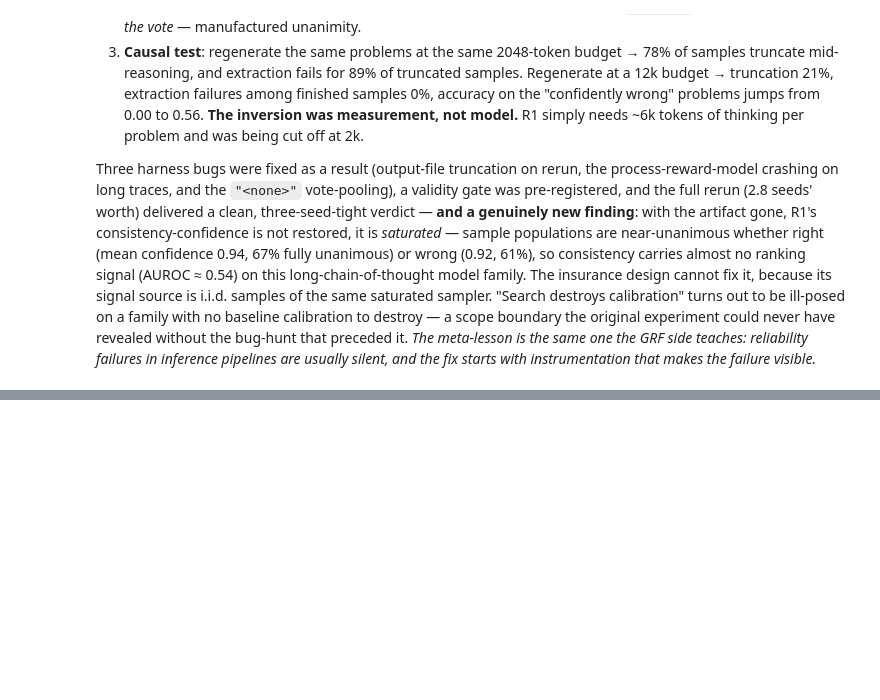
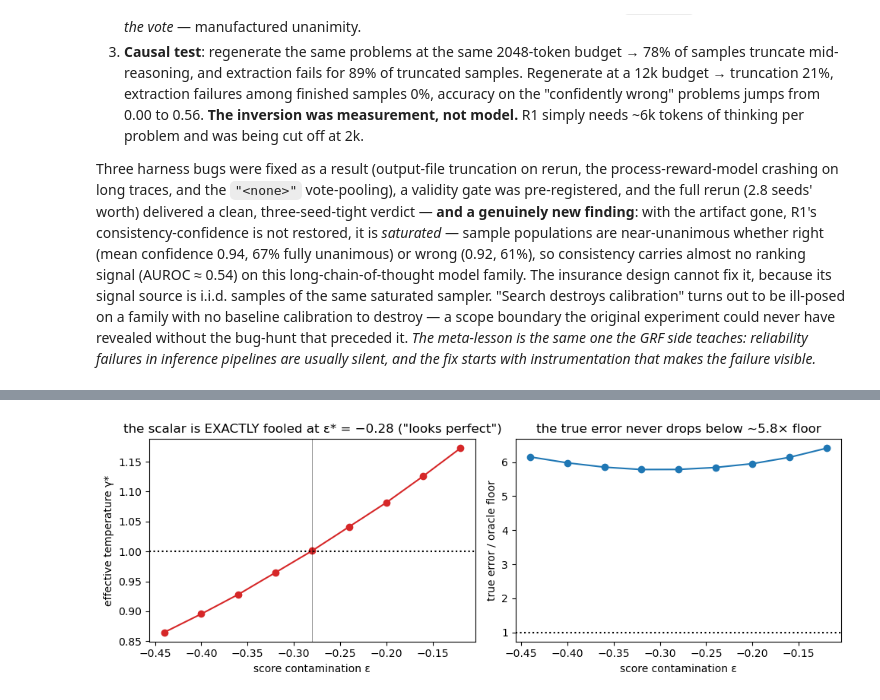
Before and after one commit to AndreasTersenov/tilt-audit, a Jupyter notebook: notebooks/overnight_pilot_tour.ipynb, the cells around one changed output, grey strips where cells are left out. Cells and saved outputs as stored; diff of their text form; code cells hidden in the pictures; blank space fills up the shorter version.

```diff
--- a/notebooks/overnight_pilot_tour.ipynb
+++ b/notebooks/overnight_pilot_tour.ipynb
@@ -1044,0 +1156,21 @@ result.
+# %%
+# A2b: the trap, quantified — what the contamination ladder does to the
+# temperature scalar vs the true error (the one is fooled, the other never is)
+es = load("eps_star.jsonl")
+core = load("t1_core.jsonl")
+floor = core[(core.sampler == "oracle") & (core.dim == 64) &
+             (core["shift"] == 1.0) & (core.N == 256)].w2.median()
+dps = es[es.sampler == "dps"].groupby("eps").agg(w2=("w2", "median"),
+                                                 g=("gamma_star", "median"))
+fig, axes = plt.subplots(1, 2, figsize=(10, 3.6))
+axes[0].plot(dps.index, dps.g, "o-", color="#d62728")
+axes[0].axhline(1.0, color="k", ls=":"); axes[0].axvline(-0.28, color="k", lw=.6, alpha=.5)
+axes[0].set(xlabel="score contamination ε", ylabel="effective temperature γ*",
+            title='the scalar is EXACTLY fooled at ε* = −0.28 ("looks perfect")')
+axes[1].plot(dps.index, dps.w2 / floor, "o-", color="#1f77b4")
+axes[1].axhline(1.0, color="k", ls=":")
+axes[1].set(xlabel="score contamination ε", ylabel="true error / oracle floor",
+            title="the true error never drops below ~5.8× floor")
+plt.tight_layout()
+# %% [output]
+[figure, added]
```
Also changed, not shown: parts of 21 cells of this notebook, 2 other files.
